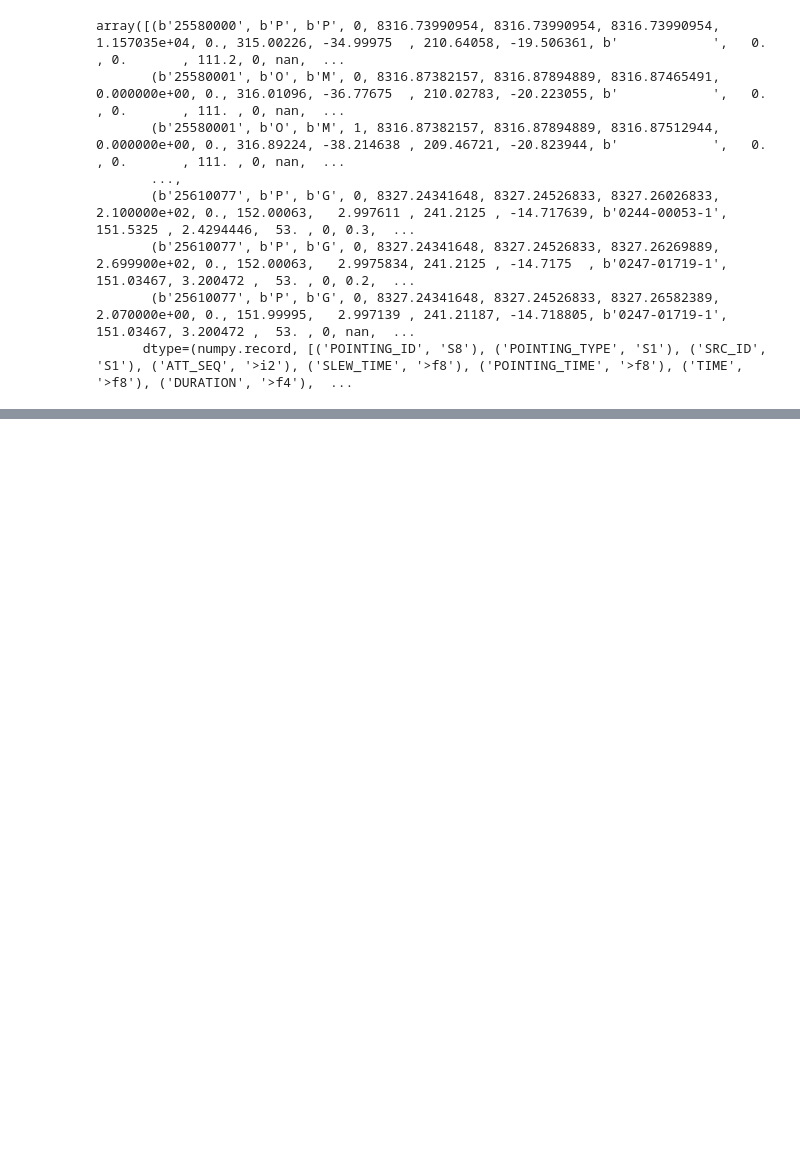
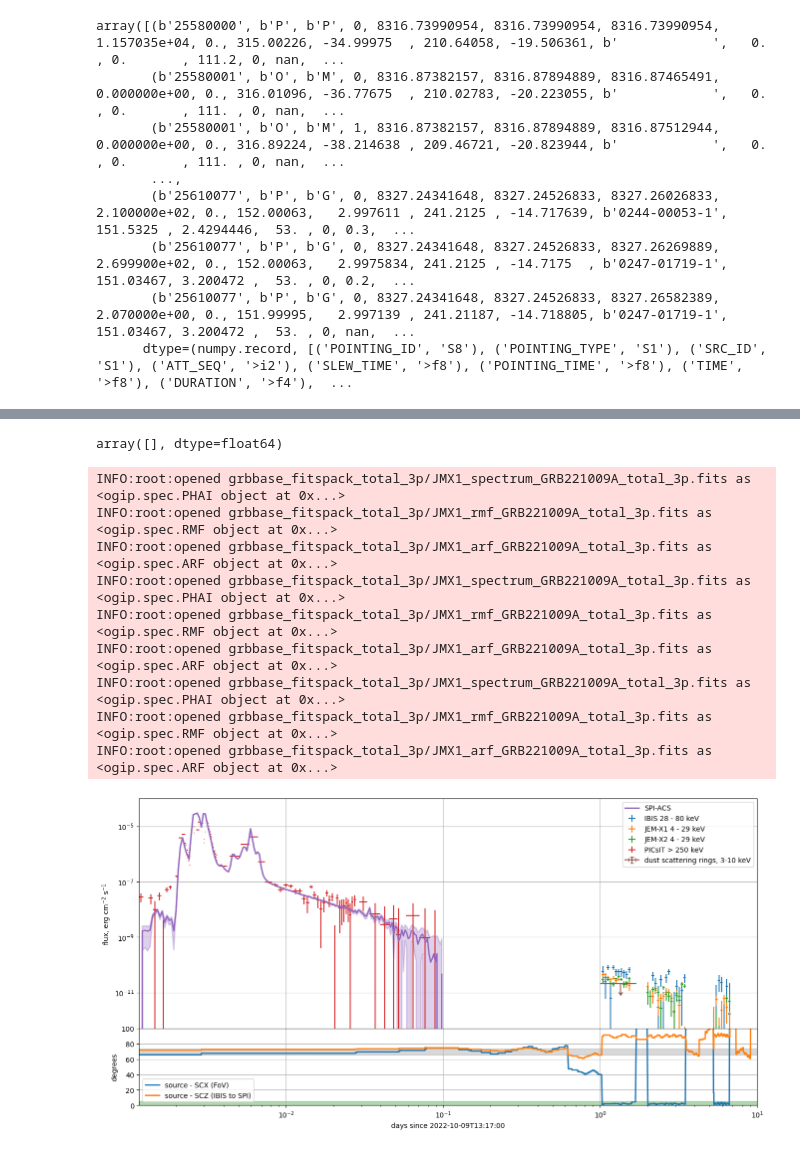
Before and after one commit to volodymyrss/grb221009, a Jupyter notebook: afterglow.ipynb, the cells around one changed output, grey strips where cells are left out. Saved outputs shown, nothing was run; the diff lists cells and outputs as text; code cells hidden in the pictures; blank space fills up the shorter version.

```diff
--- a/afterglow.ipynb
+++ b/afterglow.ipynb
@@ -324,3 +325,10 @@ AttributeError: module 'ogip.tools' has no attribute 'fit'
+# %%
+m = np.array(picsit_lc.mjd)
+m[1:][~((m[1:] - m[:-1]) > 0)]
+# %% [output]
+array([], dtype=float64)
+# %%
+lc_by_instrument = {}
 # %%
 from astropy.io import fits
 
@@ -356,7 +364,7 @@ for label, n in [('IBIS', 'IBIS'),
 
     m = re < np.nanmedian(re)*3
 
-    factor = 1e-8/200
+    # factor = 1e-8/200
     factor = conversion_factor
 
     plt.errorbar(
@@ -368,16 +376,33 @@ for label, n in [('IBIS', 'IBIS'),
         ls=""
     )
 
+    lc_by_instrument[n] = {'t': Tc[m], 'r': r[m], 're': re[m], 'conversion_factor': conversion_factor}
+
 m = (picsit_lc.mjd - (T0_ijd + 51544)) < 0.1
 
-plt.errorbar(
+# c = plt.plot(
+c = plt.errorbar(
     (picsit_lc.mjd - (T0_ijd + 51544))[m],
     picsit_lc.flux[m],
     picsit_lc.flux_err[m],
     xerr=picsit_lc.dt[m]/2,
     ls="",
     label='PICsIT > 250 keV'
-)
+)[0].get_color()
+
+# plt.fill_between(
+#     (picsit_lc.mjd - (T0_ijd + 51544))[m],
+#     picsit_lc.flux[m] - picsit_lc.flux_err[m],
+#     picsit_lc.flux_err[m] + picsit_lc.flux_err[m],
+#     # xerr=picsit_lc.dt[m]/2,
+#     # ls="",
+#     # label='PICsIT > 250 keV'
+#     alpha=0.3,
+#     color=c
+# )
+
+
+lc_by_instrument['picsit'] = {'t': (picsit_lc.mjd - (T0_ijd + 51544))[m], 'r': picsit_lc.flux[m], 're': picsit_lc.flux_err[m], 'conversion_factor': 1}
 
 n = 1000
 
@@ -425,49 +450,59 @@ c = plt.fill_between(
     alpha=0.3
 )
 
-
-# c = plt.plot(
-#     (rebin(acslc.t, n)/n - T0_ijd) - t_acs_offset,
-#     rebin(acslc.c - acslc.bkg_mean - bkg, n)/n * cts_to_fluence,
-#     lw=2
-# )[0].get_color()
-
-# plt.fill_between(
-#     (rebin(acslc.t, n)/n - T0_ijd) - t_acs_offset,
-#     rebin(acslc.c - acslc.bkg_max - bkg, n)/n * cts_to_fluence,
-#     rebin(acslc.c - acslc.bkg_min - bkg, n)/n * cts_to_fluence,
-#     color=c
-# )
+lc_by_instrument['acs'] = {'t': acs_Tc - t_acs_offset, 'r': acs_C, 're': (acs_Cmax - acs_Cmin)/2, 'conversion_factor': cts_to_fluence}
 
 # TODO: picsit erange
+
+plt.errorbar(
+    (rings_r2558_t1_since_t0_d + rings_r2558_t2_since_t0_d)/2.,
+    rings_flux_ecs_3_10_r2558*2,
+    rings_flux_ecs_3_10_r2558,
+    xerr=(rings_r2558_t2_since_t0_d - rings_r2558_t1_since_t0_d)/2.,
+    uplims=[True],
+    label="dust scattering rings, 3-10 keV"
+)
+
+
 
 plt.ylim([0.5e-12, 1e-4])
 plt.ylabel("flux, erg cm$^{-2}$ s$^{-1}$")
 plt.loglog()
 plt.grid()
 plt.legend()
 
 plt.sca(axes[1])
 
 m_stable_ons_response = plot_obs()
 
 plt.ylabel("degrees")
 plt.ylim([0, 100])
 plt.xlim([100./24/3600, 10])
 
 # plt.grid(which='both')
 plt.grid()
 
 plt.legend(loc="lower left")
 
 plt.xlabel(f"days since {T0_isot}")
 
 plt.subplots_adjust(hspace=0)
 # plt.semilogx()
 
 plt.savefig("lc.png")
 plt.savefig("lc.pdf")
 
 # TODO: plot early AG SPI-ACS
 # TODO: plot model fitb
 # TODO: plot rings contribution approx
+# %% [output]
+INFO:root:opened grbbase_fitspack_total_3p/JMX1_spectrum_GRB221009A_total_3p.fits as <ogip.spec.PHAI object at 0x...>
+INFO:root:opened grbbase_fitspack_total_3p/JMX1_rmf_GRB221009A_total_3p.fits as <ogip.spec.RMF object at 0x...>
+INFO:root:opened grbbase_fitspack_total_3p/JMX1_arf_GRB221009A_total_3p.fits as <ogip.spec.ARF object at 0x...>
+INFO:root:opened grbbase_fitspack_total_3p/JMX1_spectrum_GRB221009A_total_3p.fits as <ogip.spec.PHAI object at 0x...>
+INFO:root:opened grbbase_fitspack_total_3p/JMX1_rmf_GRB221009A_total_3p.fits as <ogip.spec.RMF object at 0x...>
+INFO:root:opened grbbase_fitspack_total_3p/JMX1_arf_GRB221009A_total_3p.fits as <ogip.spec.ARF object at 0x...>
+INFO:root:opened grbbase_fitspack_total_3p/JMX1_spectrum_GRB221009A_total_3p.fits as <ogip.spec.PHAI object at 0x...>
+INFO:root:opened grbbase_fitspack_total_3p/JMX1_rmf_GRB221009A_total_3p.fits as <ogip.spec.RMF object at 0x...>
+INFO:root:opened grbbase_fitspack_total_3p/JMX1_arf_GRB221009A_total_3p.fits as <ogip.spec.ARF object at 0x...>
+[figure, added]
```
Also changed, not shown: parts of 15 cells of this notebook, 15 other files.
